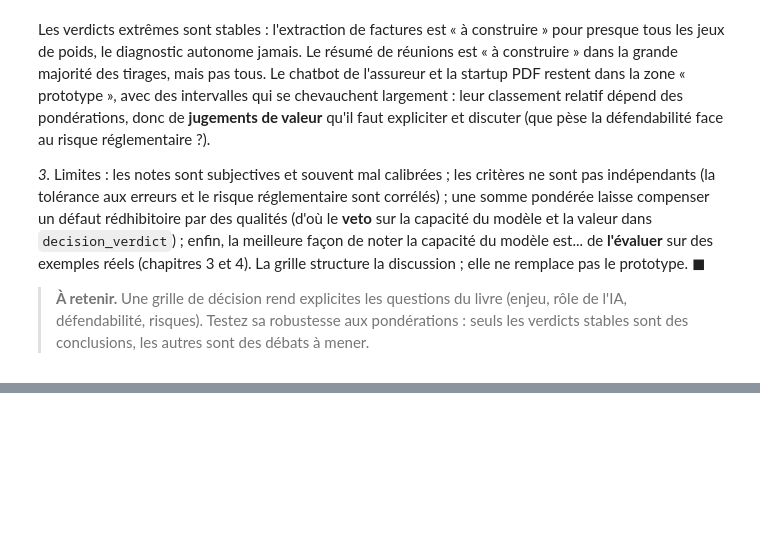
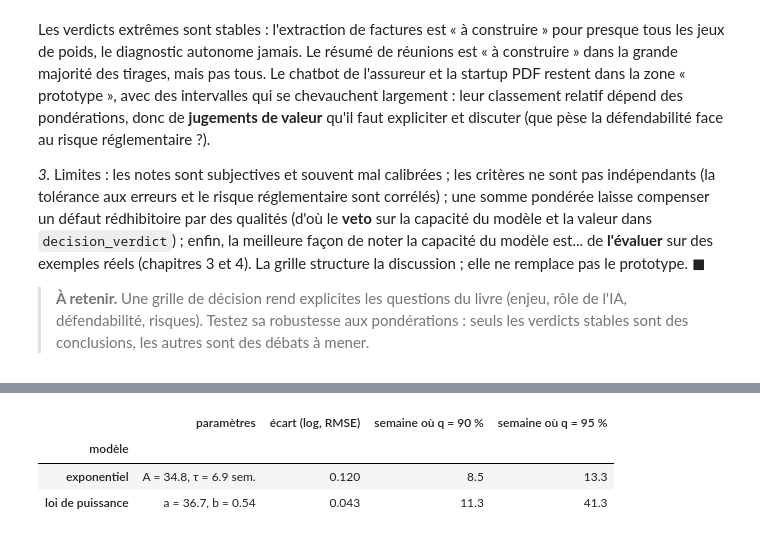
Before and after one commit to gwils28/AI_Engineering__ByTheBook, a Jupyter notebook: notebooks/ch01_introduction_ai_engineering/ch01_exercices_06-10.ipynb, the cells around one changed output, grey strips where cells are left out. Cells and saved outputs as stored; diff of their text form; code cells hidden in the pictures; blank space fills up the shorter version.

```diff
--- a/notebooks/ch01_introduction_ai_engineering/ch01_exercices_06-10.ipynb
+++ b/notebooks/ch01_introduction_ai_engineering/ch01_exercices_06-10.ipynb
@@ -340,0 +377,19 @@ $\blacksquare$
+# %%
+err = 100 - obs
+a_pl, b_pl = c1.fit_power_law_error(weeks, obs)
+slope_e, icpt_e = np.polyfit(weeks, np.log(err), 1)
+A_e, tau_e = np.exp(icpt_e), -1 / slope_e
+rmse_pl = np.sqrt(np.mean((np.log(err) - np.log(a_pl * weeks ** -b_pl)) ** 2))
+rmse_e = np.sqrt(np.mean((np.log(err) - (icpt_e + slope_e * weeks)) ** 2))
+t_exp = lambda target: tau_e * np.log(A_e / (100 - target))
+pred = pd.DataFrame({"modèle": ["exponentiel", "loi de puissance"],
+                     "paramètres": [f"A = {A_e:.1f}, τ = {tau_e:.1f} sem.", f"a = {a_pl:.1f}, b = {b_pl:.2f}"],
+                     "écart (log, RMSE)": [round(rmse_e, 3), round(rmse_pl, 3)],
+                     "semaine où q = 90 %": [round(t_exp(90), 1), round(c1.time_to_quality(90, a_pl, b_pl), 1)],
+                     "semaine où q = 95 %": [round(t_exp(95), 1), round(c1.time_to_quality(95, a_pl, b_pl), 1)]}).set_index("modèle")
+pred
+# %% [output]
+|  | paramètres | écart (log, RMSE) | semaine où q = 90 % | semaine où q = 95 % |
+| modèle |  |  |  |  |
+| exponentiel | A = 34.8, τ = 6.9 sem. | 0.120 | 8.5 | 13.3 |
+| loi de puissance | a = 36.7, b = 0.54 | 0.043 | 11.3 | 41.3 |
```
Also changed, not shown: parts of 17 cells of this notebook.
